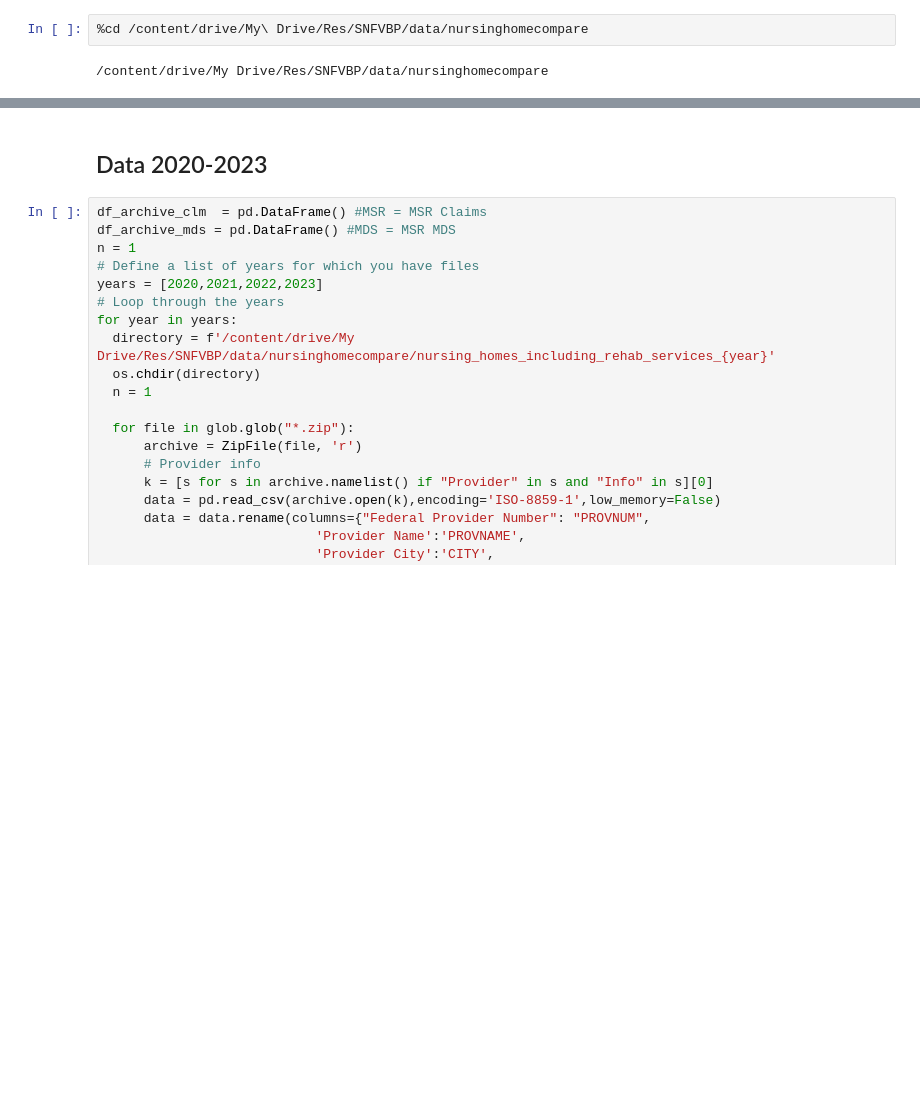
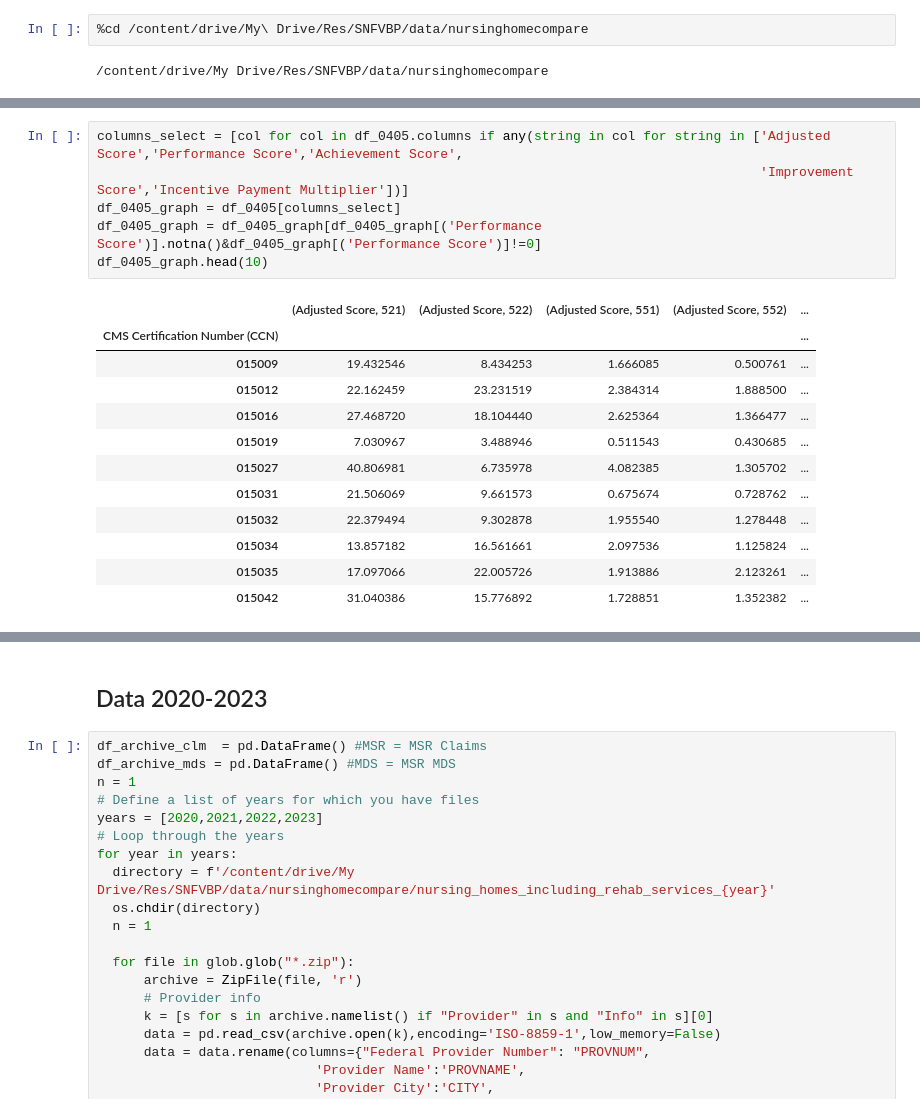
Before and after one commit to Ortsang/SNFVBP-analysis, a Jupyter notebook: SNFVBP_dataclean_oneyear.ipynb, the cells around one changed output, grey strips where cells are left out. Drawn from its saved outputs; the diff is of its cells as text; blank space fills up the shorter version.

```diff
--- a/SNFVBP_dataclean_oneyear.ipynb
+++ b/SNFVBP_dataclean_oneyear.ipynb
@@ -17,0 +96,19 @@ Mounted at /content/drive
+# %%
+columns_select = [col for col in df_0405.columns if any(string in col for string in ['Adjusted Score','Performance Score','Achievement Score',
+                                                                                     'Improvement Score','Incentive Payment Multiplier'])]
+df_0405_graph = df_0405[columns_select]
+df_0405_graph = df_0405_graph[df_0405_graph[('Performance Score')].notna()&df_0405_graph[('Performance Score')]!=0]
+df_0405_graph.head(10)
+# %% [output]
+|  | (Adjusted Score, 521) | (Adjusted Score, 522) | (Adjusted Score, 551) | (Adjusted Score, 552) | ... |
+| CMS Certification Number (CCN) |  |  |  |  | ... |
+| 015009 | 19.432546 | 8.434253 | 1.666085 | 0.500761 | ... |
+| 015012 | 22.162459 | 23.231519 | 2.384314 | 1.888500 | ... |
+| 015016 | 27.468720 | 18.104440 | 2.625364 | 1.366477 | ... |
+| 015019 | 7.030967 | 3.488946 | 0.511543 | 0.430685 | ... |
+| 015027 | 40.806981 | 6.735978 | 4.082385 | 1.305702 | ... |
+| 015031 | 21.506069 | 9.661573 | 0.675674 | 0.728762 | ... |
+| 015032 | 22.379494 | 9.302878 | 1.955540 | 1.278448 | ... |
+| 015034 | 13.857182 | 16.561661 | 2.097536 | 1.125824 | ... |
+| 015035 | 17.097066 | 22.005726 | 1.913886 | 2.123261 | ... |
+| 015042 | 31.040386 | 15.776892 | 1.728851 | 1.352382 | ... |
```
Also changed, not shown: parts of 14 cells of this notebook.
